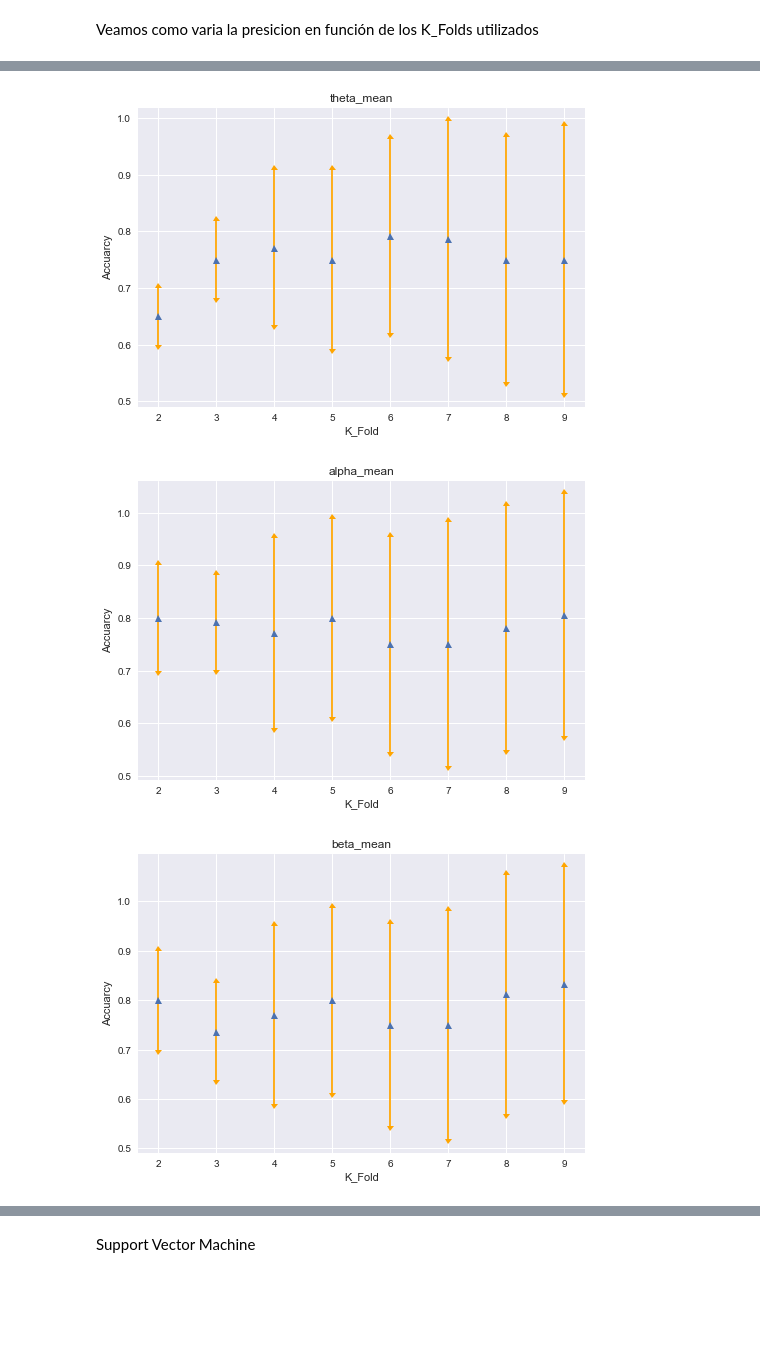
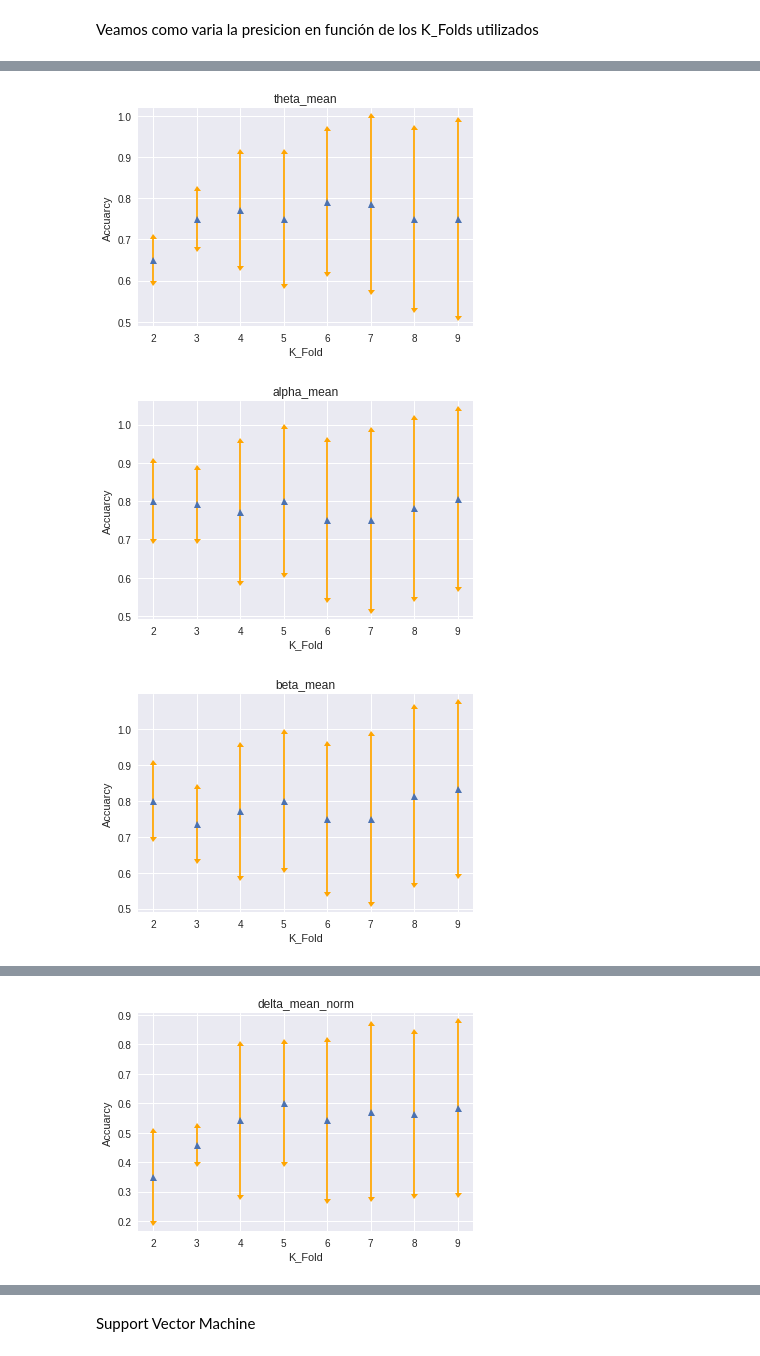
Before and after one commit to MascittiJA/CienciaDatos, a Jupyter notebook: TP3/tp3.ipynb, the cells around one changed output, grey strips where cells are left out. Cells and saved outputs as stored; diff of their text form; code cells hidden in the pictures; blank space fills up the shorter version.

```diff
--- a/TP3/tp3.ipynb
+++ b/TP3/tp3.ipynb
@@ -196,7 +177,9 @@ def graficar_roc(feature, values_column_name, labels_column_name,positivo):
     plt.title('ROC for {0}'.format(feature))
     plt.legend(loc="lower right")
     plt.show()
+
+features = column_names_mean + column_names_std + column_names_mean_norm + column_names_std_norm
 # %%
-for feature in (column_names_mean + column_names_std):
+for feature in features:
     graficar_roc(feature,tabla[feature].values,tabla['labels'].values, 0)
 # %% [output]
@@ -213,11 +199,10 @@ for feature in (column_names_mean + column_names_std):
 # %% [markdown]
 Logistic Regression
 # %%
-def calculate_Accuarcy(K_fold,save,diccionario):
-    for feature in (column_names_mean + column_names_std):
+def calculate_Accuarcy(clf,K_fold,save,diccionario):
+    for feature in features:
         X = tabla.loc[:,feature].values.reshape(-1, 1)
         y = tabla.loc[:,'labels']
-        clf = svm.SVC()
         scores = cross_val_score(clf, X,y, cv=K_fold)
         if save :
             diccionario[feature + '_Accuracy_mean'].append(scores.mean())
@@ -225,13 +210,13 @@ def calculate_Accuarcy(K_fold,save,diccionario):
         else:
             print("Accuracy %s : %0.2f (+/- %0.2f)" % (feature,scores.mean(), scores.std() * 2))
 
-def calculate_Accuarcy_All(K_fold,save,diccionario):
+def calculate_Accuarcy_All(clf,K_fold,save,diccionario):
     # X son todas los features con sus respectivos valores para cada sample
     X = tabla.iloc[:,:-1]
     # Y son todos los labels de los samples, representados como 0 si es un paciente P y 1 si es un paciente de tipo S
     y = tabla.loc[:,'labels']
     # print(Y)
-    clf = svm.SVC()
+#    clf = svm.SVC()
     scores = cross_val_score(clf, X,y, cv=K_fold)
     if save :
         diccionario['All_Features_Accuracy_mean'].append(scores.mean())
@@ -245,7 +230,7 @@ def new_dict():
     di = dict()
     di['All_Features_Accuracy_mean'] = []
     di['All_Features_Accuracy_std'] = []
-    for feature in (column_names_mean + column_names_std):
+    for feature in features:
             di[feature + '_Accuracy_mean'] = []
             di[feature + '_Accuracy_std'] = []
     return di
@@ -261,4 +246,22 @@ def plot_mean_and_std(feature,means,stds):
     plt.title(feature)
 
     plt.show()
+# %%
+clf = LogisticRegression()
+
+
+feature = 'delta_mean'
+X =  tabla.loc[:,feature]
+y = tabla.loc[:,'labels']
+sss = StratifiedShuffleSplit(n_splits=2, test_size=0.1, random_state=0)
+
+for train_index, test_index in sss.split(X, y):
+    X_train, X_test = X[train_index].values.reshape(-1, 1), X[test_index].values.reshape(-1, 1)
+    y_train, y_test = y[train_index].values.reshape(-1, 1), y[test_index].values.reshape(-1, 1)
+    clf = LogisticRegression().fit(X_train, y_train)
+    y_predicted = [y for y in clf.predict(X_test)]
+    y_test = [val for sublist in y_test for val in sublist]
+    fpr, tpr, thresholds = metrics.roc_curve(y_test, y_predicted, pos_label=1, drop_intermediate=False)
+
+    graficar_roc('Logistic delta',y_test,y_predicted,0)
 # %%
@@ -282,10 +293,12 @@ Veamos como varia la presicion en función de los K_Folds utilizados
 # %%
 Accuarcy_dict = new_dict()
 
+clf = svm.SVC()
+
 for i in range(2,10):
-    calculate_Accuarcy(i,True,Accuarcy_dict)
-    calculate_Accuarcy_All(i,True,Accuarcy_dict)
+    calculate_Accuarcy(clf,i,True,Accuarcy_dict)
+    calculate_Accuarcy_All(clf,i,True,Accuarcy_dict)
 
-for feature in (column_names_mean + column_names_std):
+for feature in features:
     plot_mean_and_std(feature,Accuarcy_dict[feature + '_Accuracy_mean'],Accuarcy_dict[feature + '_Accuracy_std'])
 # %% [output]
@@ -293,3 +306,3 @@ for feature in (column_names_mean + column_names_std):
-[figure, old version]
+[figure, new version]
-[figure, old version]
+[figure, new version]
-[figure, old version]
+[figure, new version]
@@ -301,0 +315 @@ for feature in (column_names_mean + column_names_std):
+[figure, added]
```
Also changed, not shown: parts of 9 cells of this notebook.
